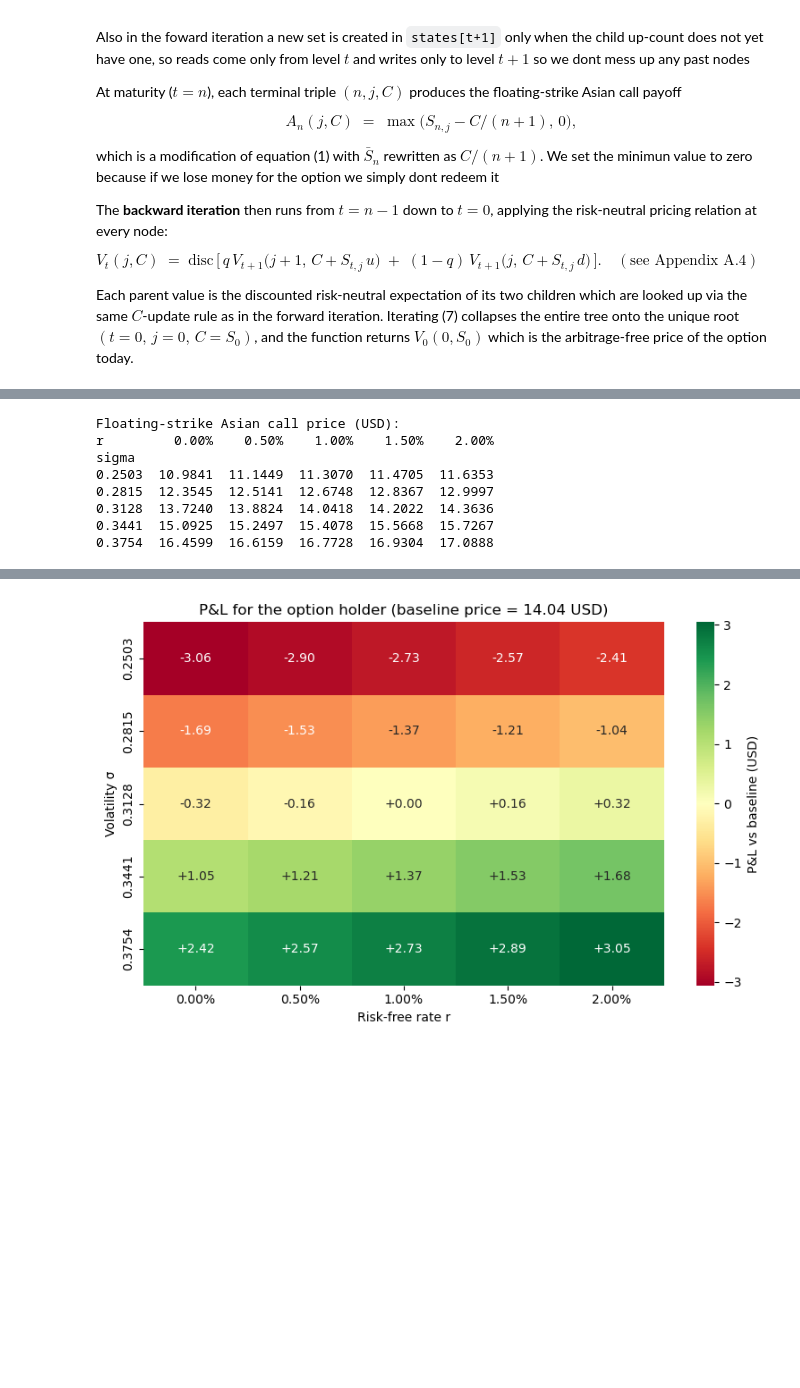
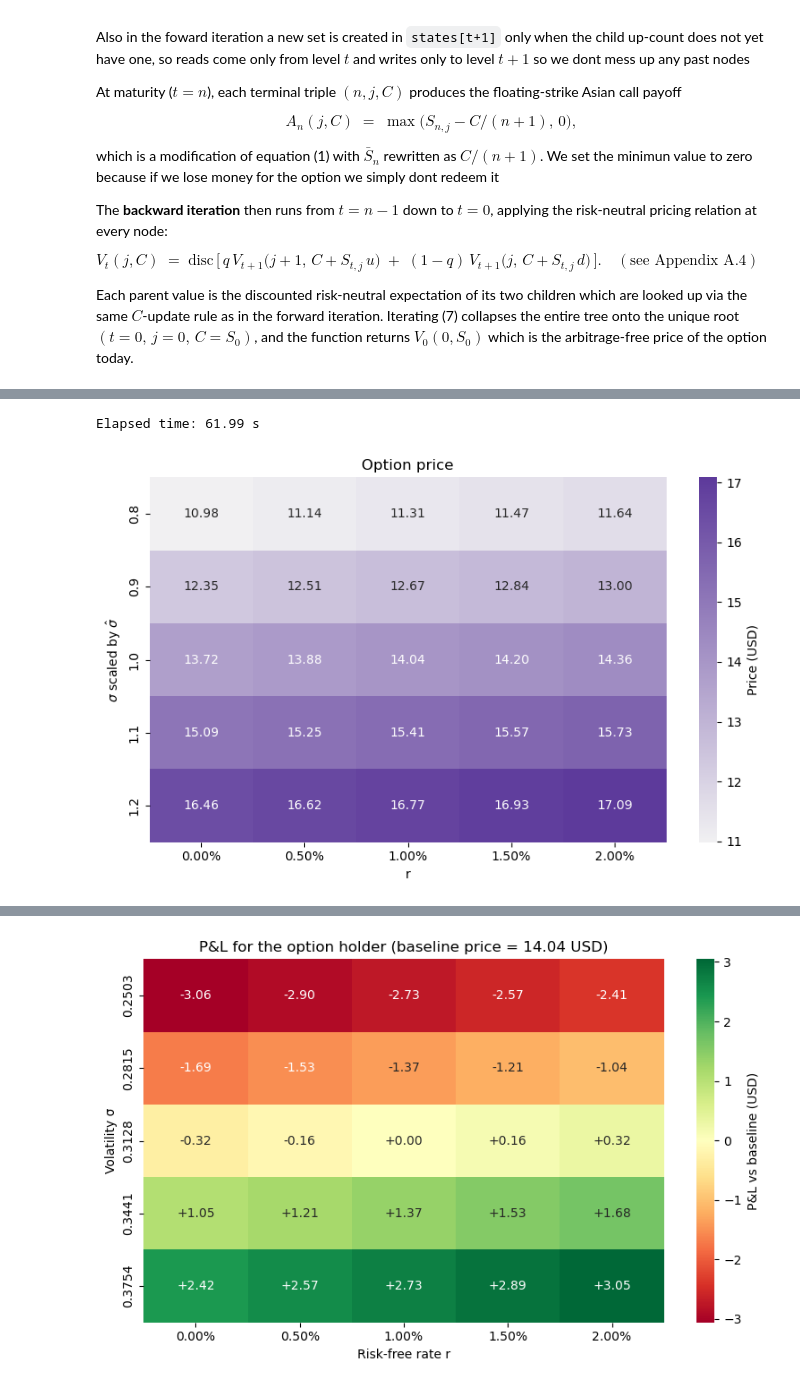
Before and after one commit to ice1O/Call-Option-Pricer, a Jupyter notebook: commented_doc.ipynb, the cells around one changed output, grey strips where cells are left out. Drawn from its saved outputs; the diff is of its cells as text; code cells hidden in the pictures; blank space fills up the shorter version.

```diff
--- a/commented_doc.ipynb
+++ b/commented_doc.ipynb
@@ -431,36 +444,46 @@ Wall time: 2.26 s
 # %%
-#"Following common practice in option pricing sensitivity analysis (see e.g. Saltelli et al., 2008, for an overview of methods), we conduct a two-way scenario-based robustness check by varying the risk-free rate r and volatility σ over a discrete grid around their baseline values. Because we vary both parameters jointly on a 5×5 grid rather than one-at-a-time, we also capture interaction effects between r and σ."
-
-# we first define some ranges of r around the r wich was used in the assignment of 1 as the x axis
+# First we define our grids
 r_grid     = [0.0, 0.005, 0.01, 0.015, 0.02]
-
-#next we use some volatility values around around our basleine siqma as the y axis
 sigma_grid = [sigma * 0.8, sigma * 0.9, sigma, sigma * 1.1, sigma * 1.2]
 
 #we have to constuct a dataframe in which sigma is the index and the interest rate is the features
 results = pd.DataFrame(
     index=[f"{s:.4f}" for s in sigma_grid],
     columns=[f"{rr:.2%}" for rr in r_grid],
     dtype=float,
 )
-#noew e label the index and the coulms to help us visualize our data
+
+#Label the index and the columns to help us visualize our data
 results.index.name   = "sigma"
 results.columns.name = "r"
 
-#now we have to loop out option pricing over each interest rate at each sigma and we can use a nested for loop for that
+#Now we have to loop our option pricing formula over each interest rate at each sigma and we can use a nested for loop for that
+start_time = time.time()
 for s_val in sigma_grid:
     for r_val in r_grid:
-        price = price_floating_asian(S0, s_val, r_val, T, n)
+        price = floating_asian_option_pricer(S0, s_val, r_val, T, n)
         results.loc[f"{s_val:.4f}", f"{r_val:.2%}"] = price
+print(f"Elapsed time: {time.time() - start_time:.2f} s")
 
-print("Floating-strike Asian call price (USD):")
-print(results.round(4))
+# Now lets print our results in a nice graph
+
+# whitish (low prices) -> medium-dark purple (high prices) sequential colormap
+purple_cmap = sns.light_palette("#5d3a9b", as_cmap=True)
+
+# relabel sigma index with just the multiplier of the baseline sigma_hat so the y-axis matches the {0.8, 0.9, 1.0, 1.1, 1.2} sigma_hat grid we defined above
+multipliers = [0.8, 0.9, 1.0, 1.1, 1.2]
+results_labeled = results.copy()
+results_labeled.index = [f"{m:.1f}" for m in multipliers]
+
+fig, ax = plt.subplots(figsize=(8, 5))
+ax.grid(False)  # turn off the global rcParams grid so it doesnt draw lines through the heatmap cells
+sns.heatmap(results_labeled, annot=True, fmt=".2f", cmap=purple_cmap,
+            cbar_kws={"label": "Price (USD)"}, ax=ax)
+ax.set_title("Option price")
+ax.set_xlabel("r")
+ax.set_ylabel(r"$\sigma$ scaled by $\hat{\sigma}$")
+plt.tight_layout()
+plt.show()
 # %% [output]
-Floating-strike Asian call price (USD):
-r         0.00%    0.50%    1.00%    1.50%    2.00%
-sigma
-0.2503  10.9841  11.1449  11.3070  11.4705  11.6353
-0.2815  12.3545  12.5141  12.6748  12.8367  12.9997
-0.3128  13.7240  13.8824  14.0418  14.2022  14.3636
-0.3441  15.0925  15.2497  15.4078  15.5668  15.7267
-0.3754  16.4599  16.6159  16.7728  16.9304  17.0888
+Elapsed time: 61.99 s
+[figure, added]
```
Also changed, not shown: parts of 8 cells of this notebook.
